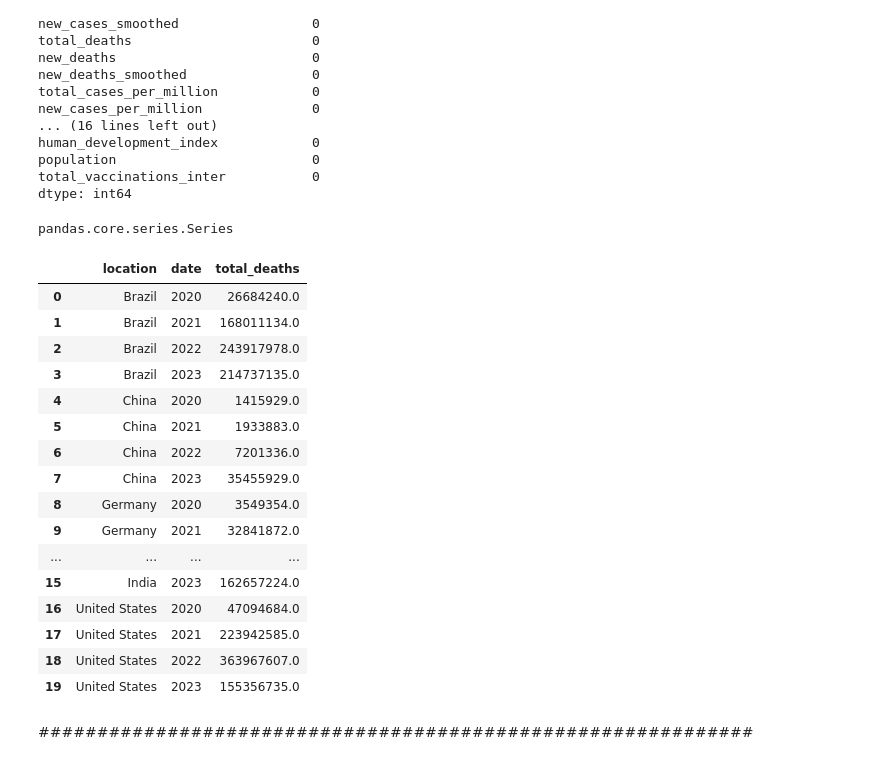
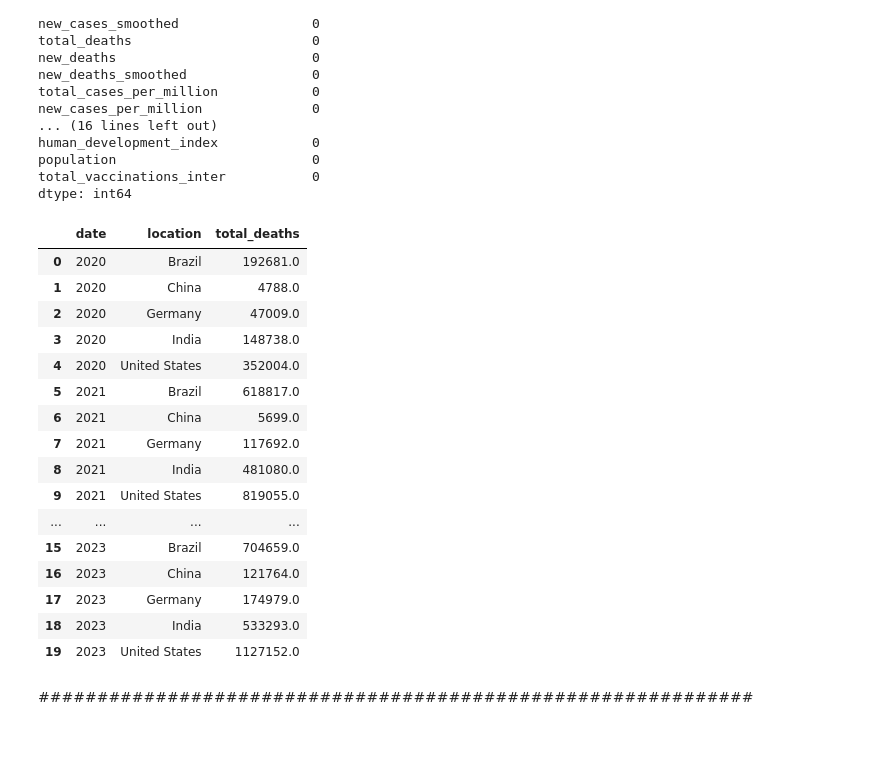
Before and after one commit to awildt01/Covid19-Datenvisualisierung, a Jupyter notebook: Analyse_und_Visualization_covid19.ipynb, the cells around one changed output. Saved outputs shown, nothing was run; the diff lists cells and outputs as text; code cells hidden in the pictures.

```diff
--- a/Analyse_und_Visualization_covid19.ipynb
+++ b/Analyse_und_Visualization_covid19.ipynb
@@ -831,43 +831,49 @@ dtype: int64
 # %%
 df_covid = pd.read_csv('df_clean.csv')
-
-type(df_covid.date)
-# %% [output]
-pandas.core.series.Series
 # %%
+# tramsformando a coluna date em Datatime
 df_covid.date = pd.to_datetime(df_covid.date, errors='coerce')
 
-df_total_deaths = df_covid.groupby([df_covid.location,df_covid.date.dt.year])['total_deaths'].sum()
+# fazendo um grupo por anos e paises
+df_total_deaths = df_covid.groupby([df_covid.date.dt.year,df_covid.location])['total_deaths'].max()
 
-df = pd.DataFrame(df_total_deaths).reset_index()
+# transformando en um DataFrame
+df_total_deaths = pd.DataFrame(df_total_deaths).reset_index()
+
+# transformando a coluna 'date' em string
 df ['date'] = df['date'].astype(str)
-# this creates [ ("Apples", "2015"), ("Apples", "2016"), ("Apples", "2017"), ("Pears", "2015), ... ]
-#lista de date e location com ohne doopelt
-#lista = df.date.unique()
-x = [ (fruit, year) for fruit in df.date for year in df.location ]
+
+# criando um lista com todos aos pares [ ("Germany", "2020"), ("Germany", "2021"), ("Germany", "2022"), ("Germany", "2023), ... ]
+x = [ (data, local) for data in df.date for local in df.location ]
+
+# Tirando os valores os valores duplos com um Dicionário
 mein_dict = dict.fromkeys(x)
+
+# motando um lista de novo
 x = list(mein_dict)
+
+# valores da coluna total de mortos
 counts = sum(zip(df.total_deaths), ())
-df
-#all_data['Order Day new']=all_data['Order Day new'].astype(str)
+
+df_total_deaths.head(20)
 # %% [output]
-|  | location | date | total_deaths |
-| 0 | Brazil | 2020 | 26684240.0 |
-| 1 | Brazil | 2021 | 168011134.0 |
-| 2 | Brazil | 2022 | 243917978.0 |
-| 3 | Brazil | 2023 | 214737135.0 |
-| 4 | China | 2020 | 1415929.0 |
-| 5 | China | 2021 | 1933883.0 |
-| 6 | China | 2022 | 7201336.0 |
-| 7 | China | 2023 | 35455929.0 |
-| 8 | Germany | 2020 | 3549354.0 |
-| 9 | Germany | 2021 | 32841872.0 |
+|  | date | location | total_deaths |
+| 0 | 2020 | Brazil | 192681.0 |
+| 1 | 2020 | China | 4788.0 |
+| 2 | 2020 | Germany | 47009.0 |
+| 3 | 2020 | India | 148738.0 |
+| 4 | 2020 | United States | 352004.0 |
+| 5 | 2021 | Brazil | 618817.0 |
+| 6 | 2021 | China | 5699.0 |
+| 7 | 2021 | Germany | 117692.0 |
+| 8 | 2021 | India | 481080.0 |
+| 9 | 2021 | United States | 819055.0 |
 | ... | ... | ... | ... |
-| 15 | India | 2023 | 162657224.0 |
-| 16 | United States | 2020 | 47094684.0 |
-| 17 | United States | 2021 | 223942585.0 |
-| 18 | United States | 2022 | 363967607.0 |
-| 19 | United States | 2023 | 155356735.0 |
+| 15 | 2023 | Brazil | 704659.0 |
+| 16 | 2023 | China | 121764.0 |
+| 17 | 2023 | Germany | 174979.0 |
+| 18 | 2023 | India | 533293.0 |
+| 19 | 2023 | United States | 1127152.0 |
 # %% [markdown]
 #############################################################
 # %%
```
Also changed, not shown: parts of 5 cells of this notebook.
